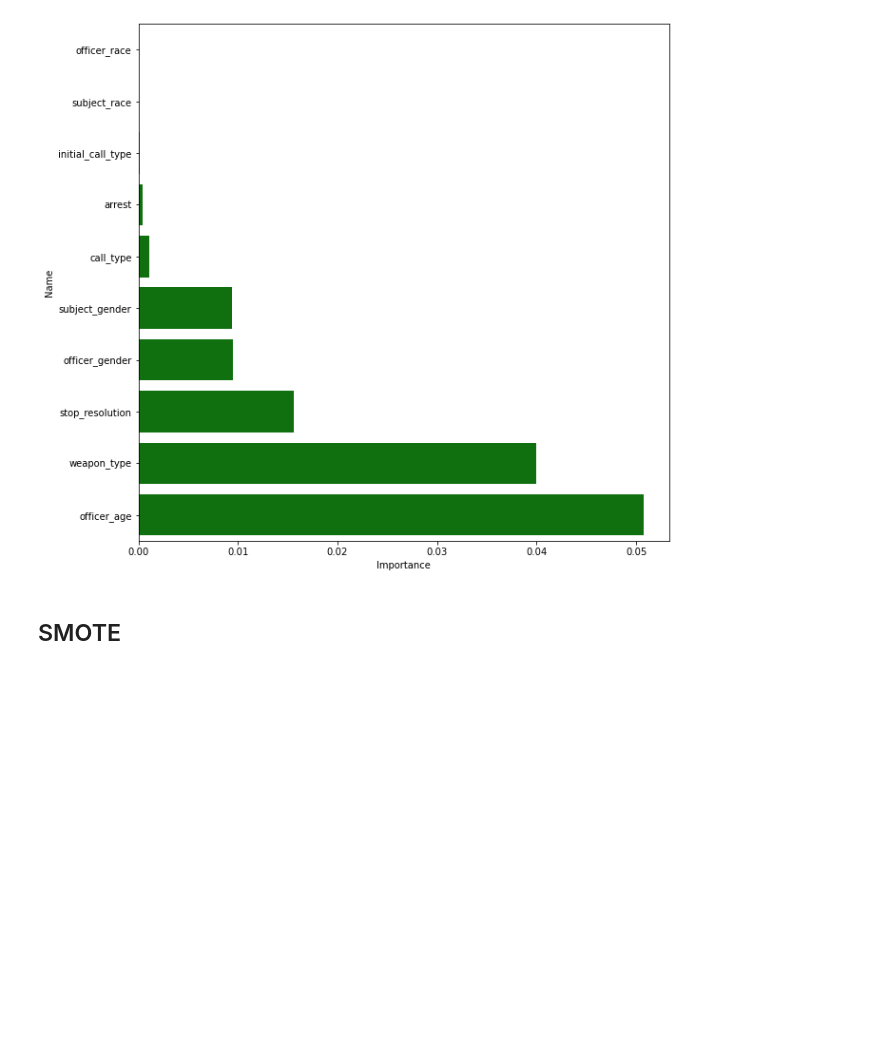
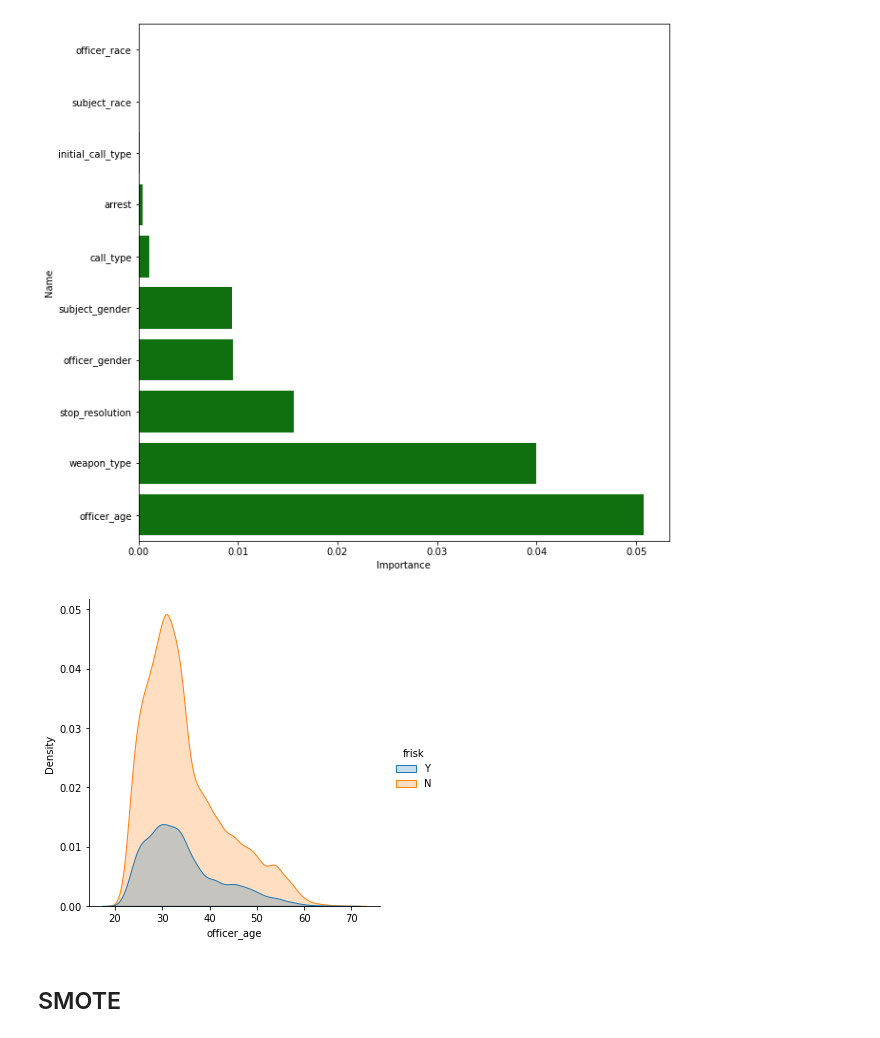
Before and after one commit to letruong711/Terry_Stop_Frisk, a Jupyter notebook: Modeling.ipynb, the cells around one changed output. Saved outputs shown, nothing was run; the diff lists cells and outputs as text; code cells hidden in the pictures; blank space fills up the shorter version.

```diff
--- a/Modeling.ipynb
+++ b/Modeling.ipynb
@@ -453,6 +453,10 @@ sns.barplot(x='Importance', y='Name', data=fj,
            label='Feature Importance', color='g');
 # %% [output]
 [figure]
+# %%
+sns.displot(data=df, x='officer_age', hue='frisk', kind='kde', fill=True);
+# %% [output]
+[figure, added]
 # %% [markdown]
 ## SMOTE
 # %%
```
